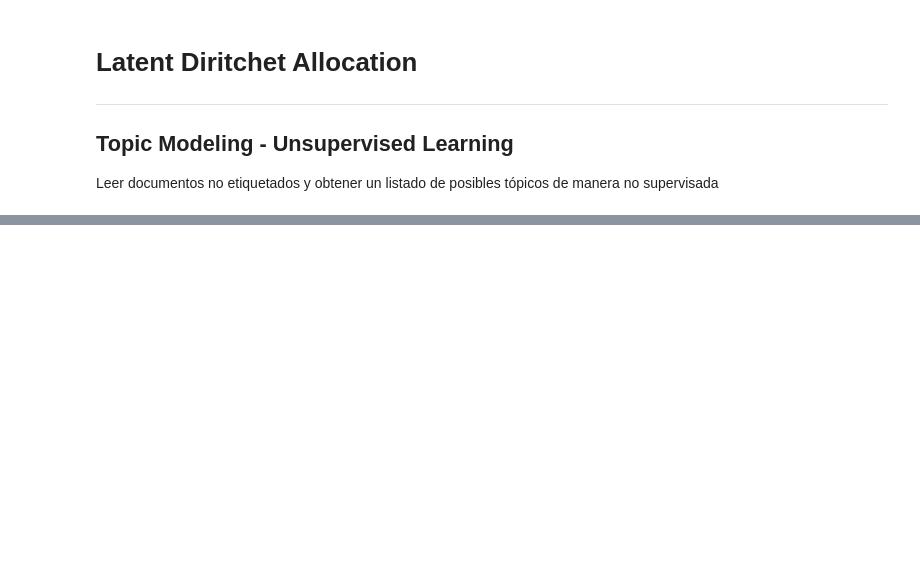
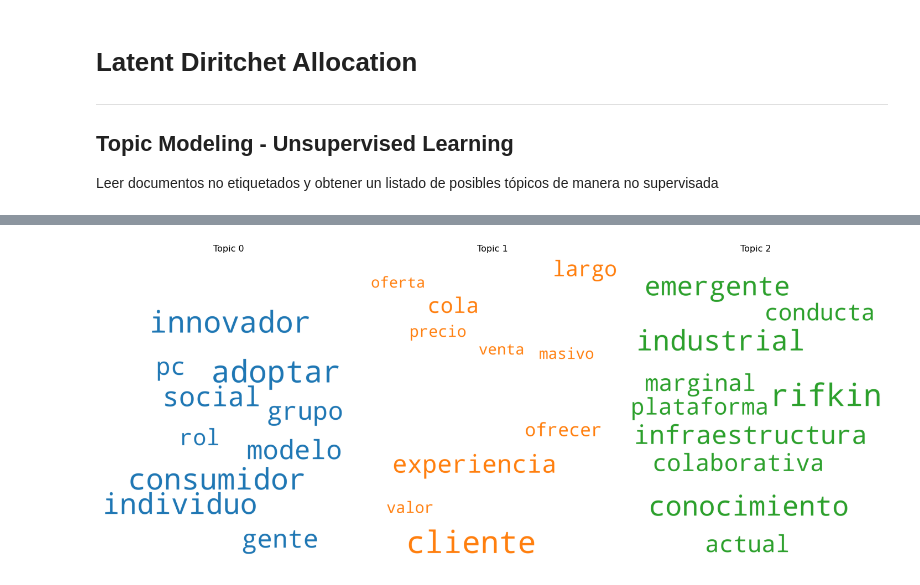
Before and after one commit to aleeherasimiuk/Detector-de-Plagio, a Jupyter notebook: src/latent_dirichlet_allocation.ipynb, the cells around one changed output, grey strips where cells are left out. Saved outputs shown, nothing was run; the diff lists cells and outputs as text; code cells hidden in the pictures; blank space fills up the shorter version.

```diff
--- a/src/latent_dirichlet_allocation.ipynb
+++ b/src/latent_dirichlet_allocation.ipynb
@@ -71,2 +100,6 @@ for idx, topic in lda_model2.print_topics(-1):
+# %%
+show_word_cloud(lda_model2, rows = 1, columns = 3)
+# %% [output]
+[figure, added]
 # %%
 show_bar_graphic(get_dictionary(lda_model2, bag_of_words), 'Topic', 'Count')
```
Also changed, not shown: parts of 9 cells of this notebook, 2 other files.
